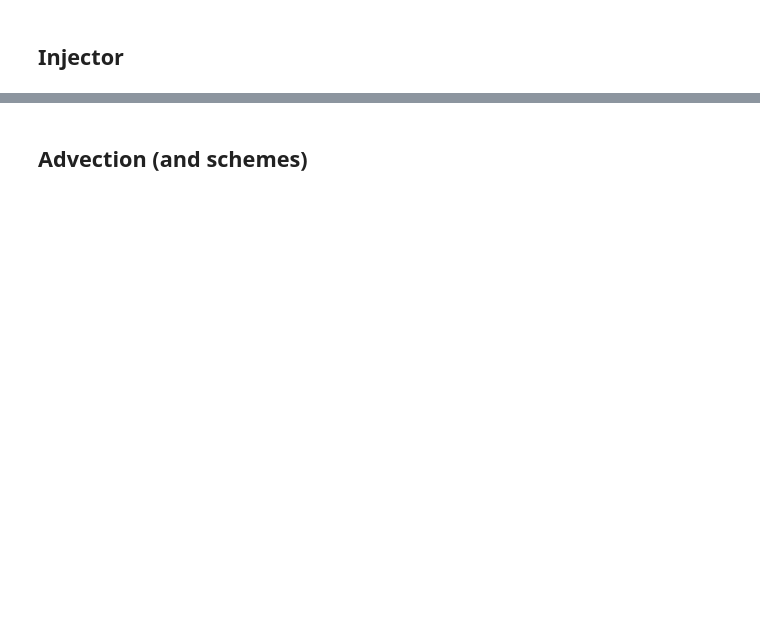
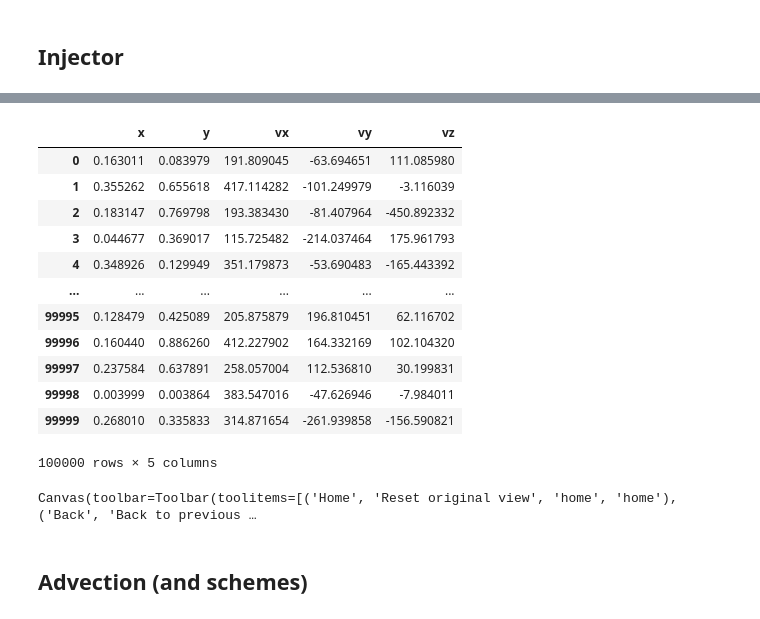
Before and after one commit to Quettle/lppydsmc, a Jupyter notebook: dev_tests.ipynb, the cells around one changed output, grey strips where cells are left out. Cells and saved outputs as stored; diff of their text form; code cells hidden in the pictures; blank space fills up the shorter version.

```diff
--- a/dev_tests.ipynb
+++ b/dev_tests.ipynb
@@ -146,2 +202,17 @@ plt.axis('equal');
 # %%
 df = pd.DataFrame(arr, columns = ['x', 'y', 'vx', 'vy', 'vz'])
+df
+# %% [output]
+|  | x | y | vx | vy | vz |
+| 0 | 0.163011 | 0.083979 | 191.809045 | -63.694651 | 111.085980 |
+| 1 | 0.355262 | 0.655618 | 417.114282 | -101.249979 | -3.116039 |
+| 2 | 0.183147 | 0.769798 | 193.383430 | -81.407964 | -450.892332 |
+| 3 | 0.044677 | 0.369017 | 115.725482 | -214.037464 | 175.961793 |
+| 4 | 0.348926 | 0.129949 | 351.179873 | -53.690483 | -165.443392 |
+| ... | ... | ... | ... | ... | ... |
+| 99995 | 0.128479 | 0.425089 | 205.875879 | 196.810451 | 62.116702 |
+| 99996 | 0.160440 | 0.886260 | 412.227902 | 164.332169 | 102.104320 |
+| 99997 | 0.237584 | 0.637891 | 258.057004 | 112.536810 | 30.199831 |
+| 99998 | 0.003999 | 0.003864 | 383.547016 | -47.626946 | -7.984011 |
+| 99999 | 0.268010 | 0.335833 | 314.871654 | -261.939858 | -156.590821 |
+100000 rows × 5 columns
@@ -150,9 +219,7 @@ df = pd.DataFrame(arr, columns = ['x', 'y', 'vx', 'vy', 'vz'])
 # %%
-fig, ax = plt.subplots(2,2)
-df['vx'].plot.hist(bins=50, ax = ax[0,0])
-df['vy'].plot.hist(bins=50, ax = ax[0,1])
-df['x'].plot.hist(bins=50, ax = ax[1,0])
-df['y'].plot.hist(bins=50, ax = ax[1,1]);
+analysis.velocity_distribution(df, bins = 50);
+# %% [output]
+Canvas(toolbar=Toolbar(toolitems=[('Home', 'Reset original view', 'home', 'home'), ('Back', 'Back to previous …
 # %% [markdown]
 ## Advection (and schemes)
 # %%
```
Also changed, not shown: parts of 55 cells of this notebook.
